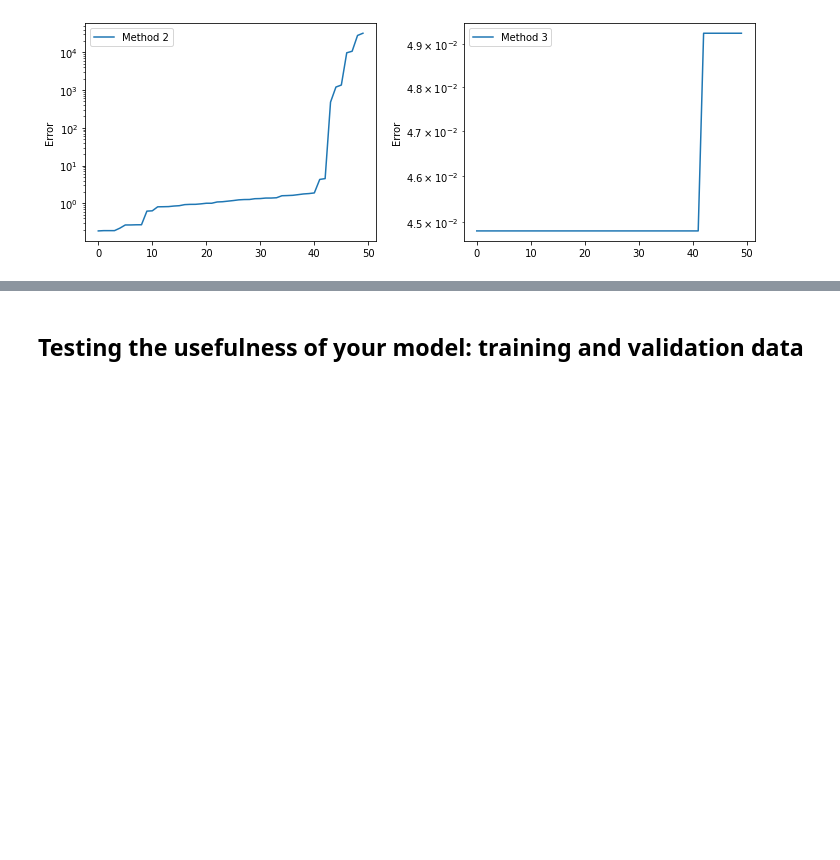
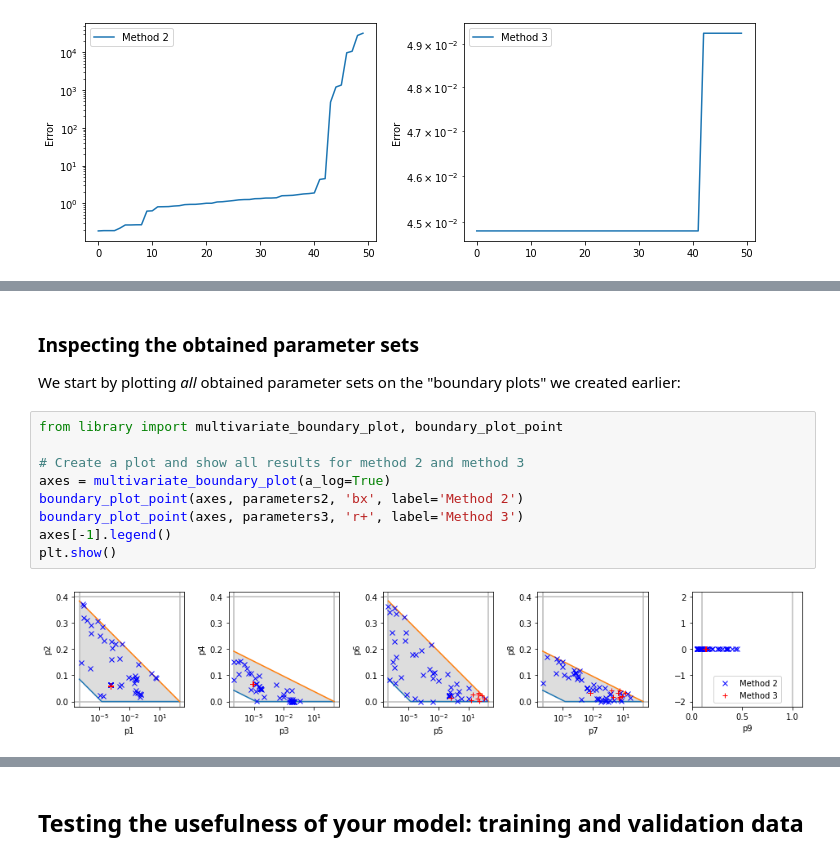
Before and after one commit to CardiacModelling/fitting-notebooks, a Jupyter notebook: ion-currents/reliability.ipynb, the cells around one changed output, grey strips where cells are left out. Saved outputs shown, nothing was run; the diff lists cells and outputs as text; blank space fills up the shorter version.

```diff
--- a/ion-currents/reliability.ipynb
+++ b/ion-currents/reliability.ipynb
@@ -353,0 +202,15 @@ We can, however, test if the model is useful...
+# %% [markdown]
+### Inspecting the obtained parameter sets
+
+We start by plotting _all_ obtained parameter sets on the "boundary plots" we created earlier:
+# %%
+from library import multivariate_boundary_plot, boundary_plot_point
+
+# Create a plot and show all results for method 2 and method 3
+axes = multivariate_boundary_plot(a_log=True)
+boundary_plot_point(axes, parameters2, 'bx', label='Method 2')
+boundary_plot_point(axes, parameters3, 'r+', label='Method 3')
+axes[-1].legend()
+plt.show()
+# %% [output]
+[figure, added]
```
Also changed, not shown: parts of 56 cells of this notebook, 2 other files.
